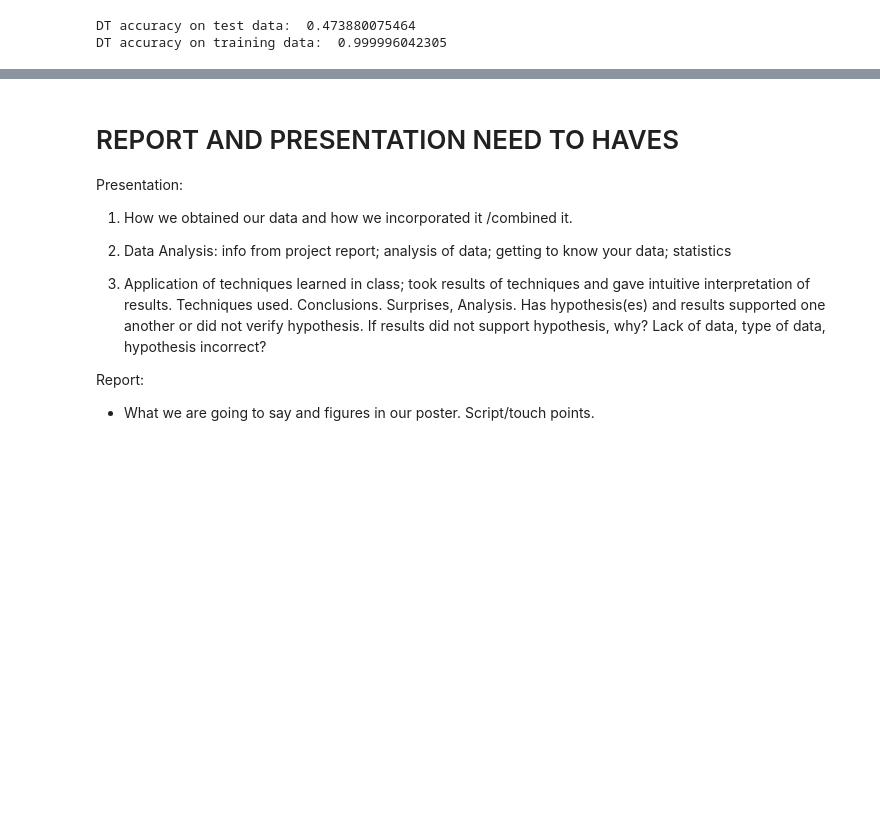
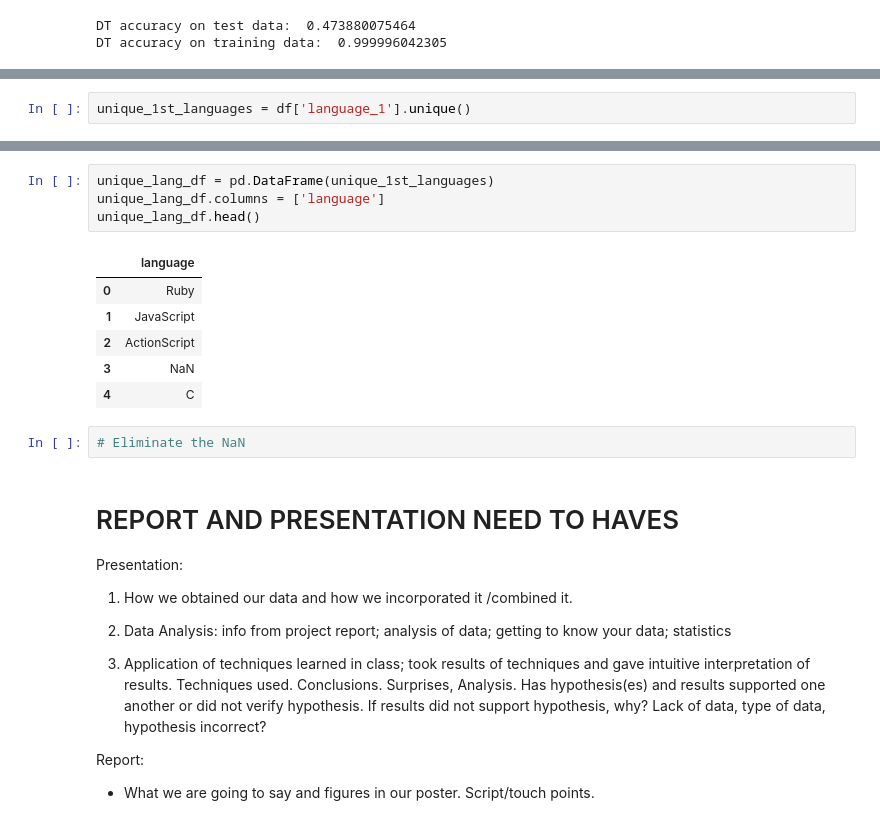
Before and after one commit to sean-smith/peregrine, a Jupyter notebook: GitHub_Analysis.ipynb, the cells around one changed output, grey strips where cells are left out. Cells and saved outputs as stored; diff of their text form; blank space fills up the shorter version.

```diff
--- a/GitHub_Analysis.ipynb
+++ b/GitHub_Analysis.ipynb
@@ -485,0 +584,2 @@ DT accuracy on training data:  0.999996042305
+# %%
+unique_1st_languages = df['language_1'].unique()
@@ -486,3 +607,16 @@ DT accuracy on training data:  0.999996042305
+# %%
+unique_lang_df = pd.DataFrame(unique_1st_languages)
+unique_lang_df.columns = ['language']
+unique_lang_df.head()
+# %% [output]
+|  | language |
+| 0 | Ruby |
+| 1 | JavaScript |
+| 2 | ActionScript |
+| 3 | NaN |
+| 4 | C |
+# %%
+# Eliminate the NaN
 # %% [markdown]
 # REPORT AND PRESENTATION NEED TO HAVES
 Presentation:
```
Also changed, not shown: parts of 15 cells of this notebook.
